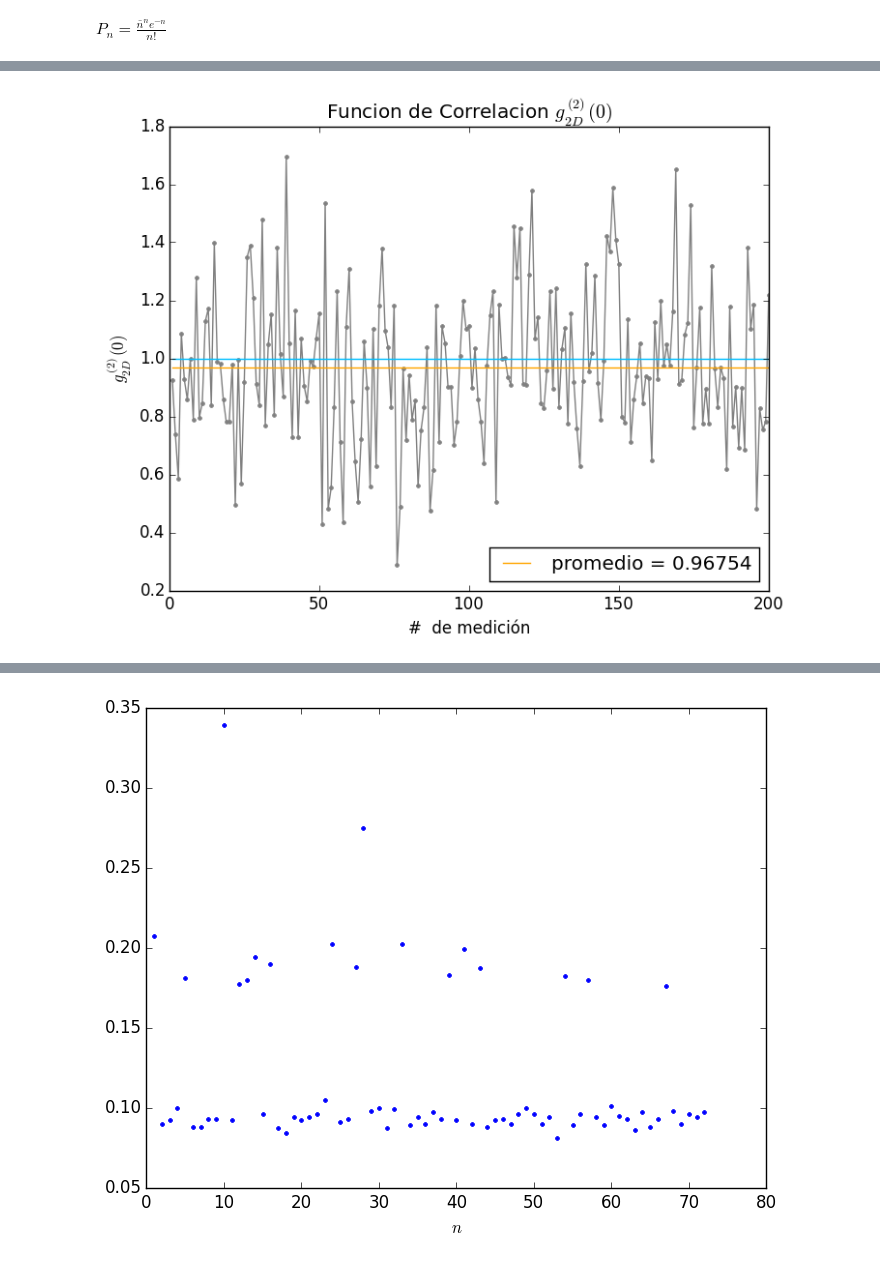
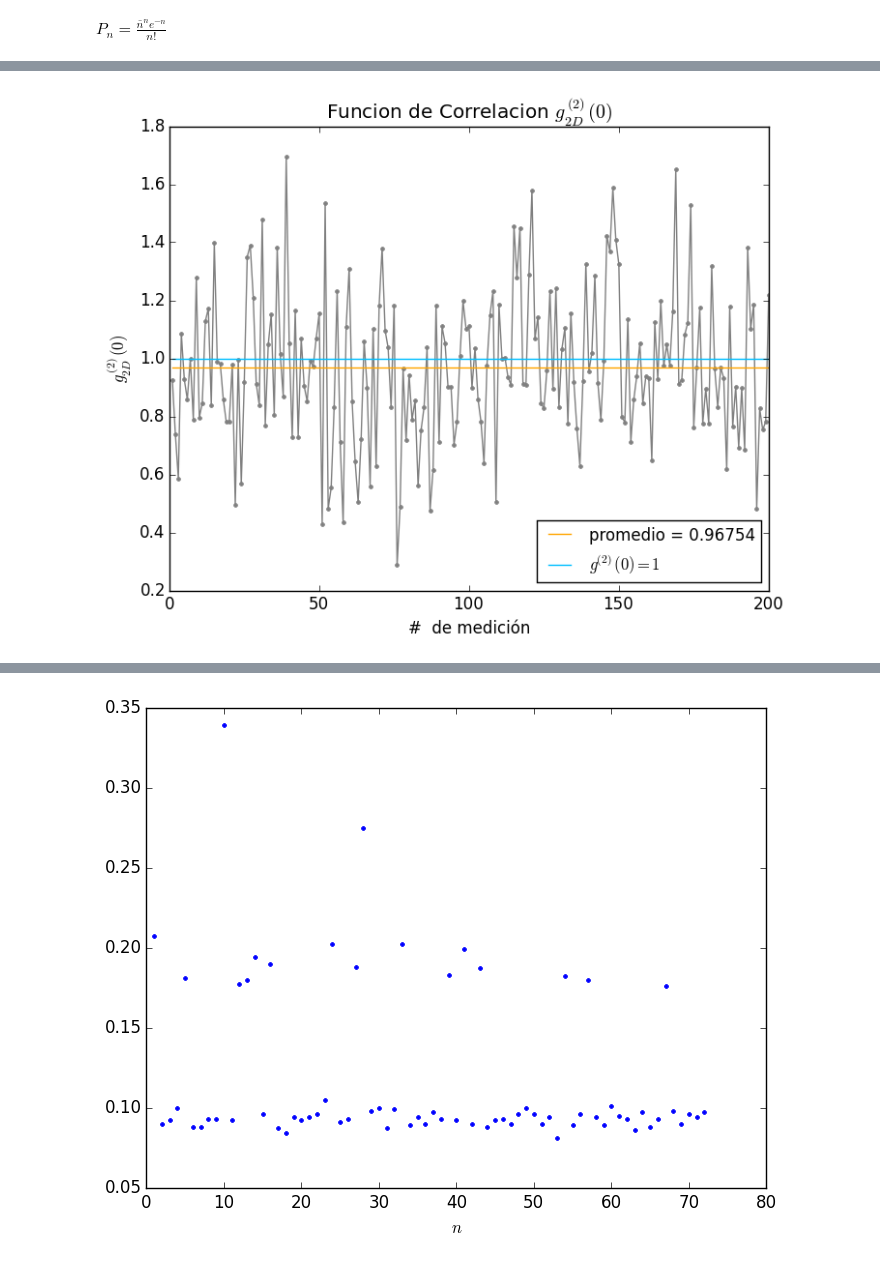
Before and after one commit to LFelipeGomez/LabConII, a Jupyter notebook: conteo_fotones.ipynb, the cells around one changed output, grey strips where cells are left out. Drawn from its saved outputs; the diff is of its cells as text; code cells hidden in the pictures.

```diff
--- a/conteo_fotones.ipynb
+++ b/conteo_fotones.ipynb
@@ -1069,12 +1082,13 @@ datos_3 =[59324.000 32020.000 13.000 0.926
 # %%
 g2s = datos_3[:,4]
 g2 = mean(g2s)
 plot(1:200,g2s,"gray", marker=".", linestyle="-")
 plot(1:200,ones(g2s).*g2,"orange", label="promedio = $g2")
-plot(1:200,ones(g2s),"deepskyblue")
-legend(loc="lower right")
+plot(1:200,ones(g2s),"deepskyblue", label=L"$g^{(2)}(0) = 1$")
+legend(loc="lower right", fontsize = "medium")
 title(L"Funcion de Correlacion $g^{(2)}_{2D}(0)$")
 ylabel(L"g^{(2)}_{2D}(0)")
-xlabel("#  de medición");
+xlabel("#  de medición")
+savefig("g2");
 # %% [output]
-[figure, old version]
+[figure, new version]
```
Also changed, not shown: parts of 31 cells of this notebook.
